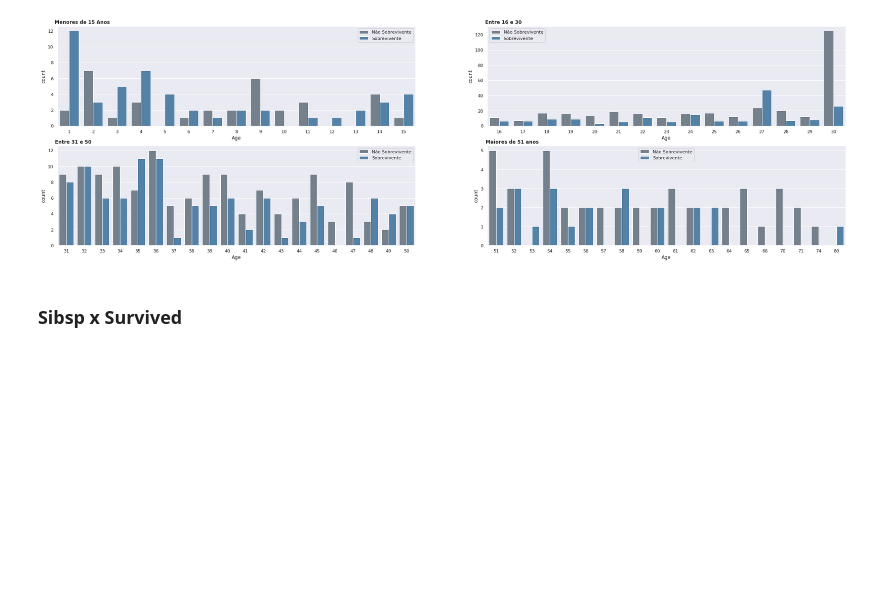
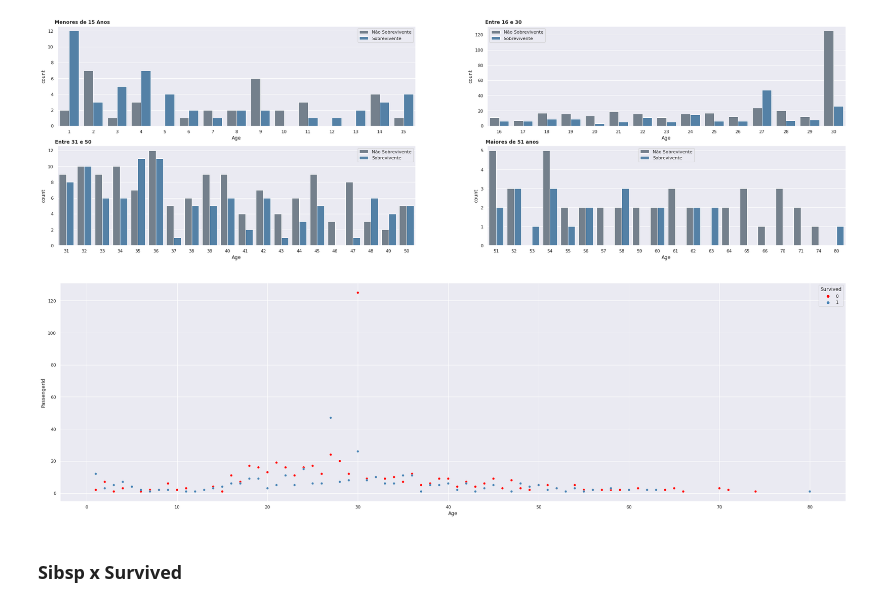
Before and after one commit to rsantosluan/Titanic-MLDisaster, a Jupyter notebook: notebooks/eda.ipynb, the cells around one changed output. Drawn from its saved outputs; the diff is of its cells as text; code cells hidden in the pictures; blank space fills up the shorter version.

```diff
--- a/notebooks/eda.ipynb
+++ b/notebooks/eda.ipynb
@@ -223,6 +231,17 @@ print( 'Deve-se salientar que os gráficos se encontram em escalas diferentes' )
 # %% [output]
 Deve-se salientar que os gráficos se encontram em escalas diferentes
 [figure]
+# %%
+temp = data_raw[['Age', 'Survived','PassengerId']].groupby(['Age','Survived']).count().reset_index()
+sns.scatterplot(
+    data = temp,
+    x = 'Age',
+    y = 'PassengerId',
+    hue = 'Survived',
+    palette = ['red', 'steelblue']
+);
+# %% [output]
+[figure, added]
 # %% [markdown]
 ### Sibsp x Survived
 # %%
```
Also changed, not shown: parts of 11 cells of this notebook.
